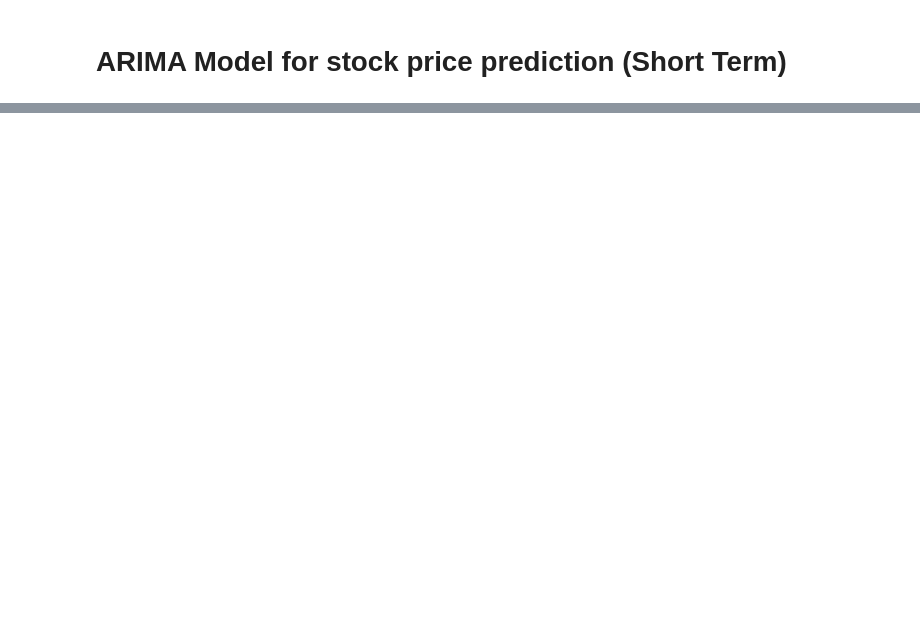
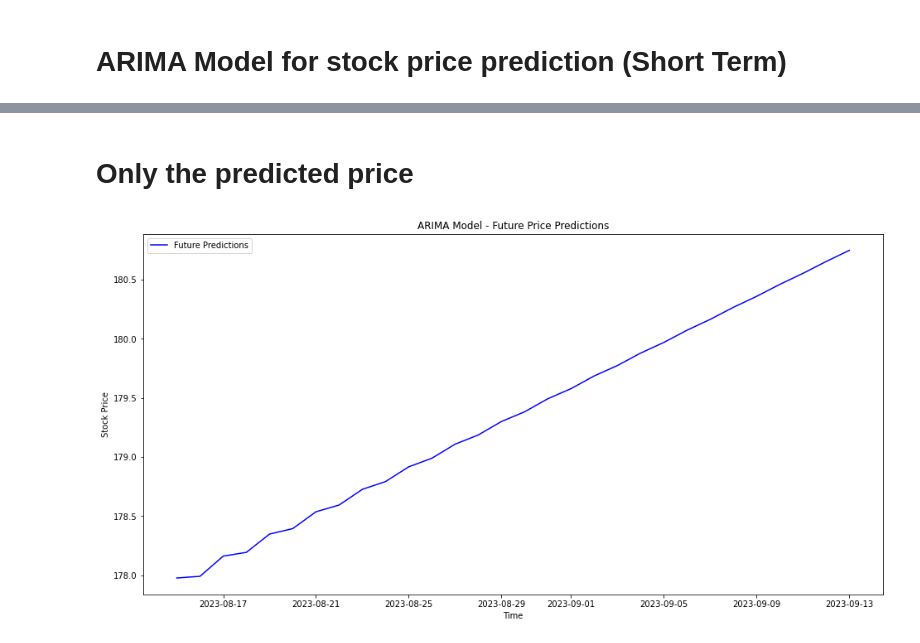
Before and after one commit to Shemeen62/Final_Year_Project, a Jupyter notebook: HIstorical_Price_Analysis_YF/ARIMA_Short_Term_Prediction.ipynb, the cells around one changed output, grey strips where cells are left out. Cells and saved outputs as stored; diff of their text form; code cells hidden in the pictures; blank space fills up the shorter version.

```diff
--- a/HIstorical_Price_Analysis_YF/ARIMA_Short_Term_Prediction.ipynb
+++ b/HIstorical_Price_Analysis_YF/ARIMA_Short_Term_Prediction.ipynb
@@ -138,0 +171,34 @@ RMSE: 44.79
+# %% [markdown]
+# Only the predicted price
+# %%
+import pandas as pd
+import numpy as np
+import yfinance as yf
+import matplotlib.pyplot as plt
+from statsmodels.tsa.arima.model import ARIMA
+from sklearn.metrics import mean_squared_error
+import joblib
+
+# Load the saved model from file
+loaded_model = joblib.load('arima_model.joblib')
+
+# Get user input for predicting prices for the next n days
+n = 30
+
+# Make predictions for the next n days
+future_predictions = loaded_model.forecast(steps=n)
+
+# Generate date range for the next n days
+last_date = df.index[-1]
+future_dates = pd.date_range(start=last_date + pd.DateOffset(days=1), periods=n)
+
+# Plotting the future predicted prices
+plt.figure(figsize=(16, 8))
+plt.plot(future_dates, future_predictions, color='blue', label='Future Predictions')
+plt.title('ARIMA Model - Future Price Predictions')
+plt.xlabel('Time')
+plt.ylabel('Stock Price')
+plt.legend()
+plt.show()
+# %% [output]
+[figure, added]
```
Also changed, not shown: parts of 8 cells of this notebook, 26 other files.
